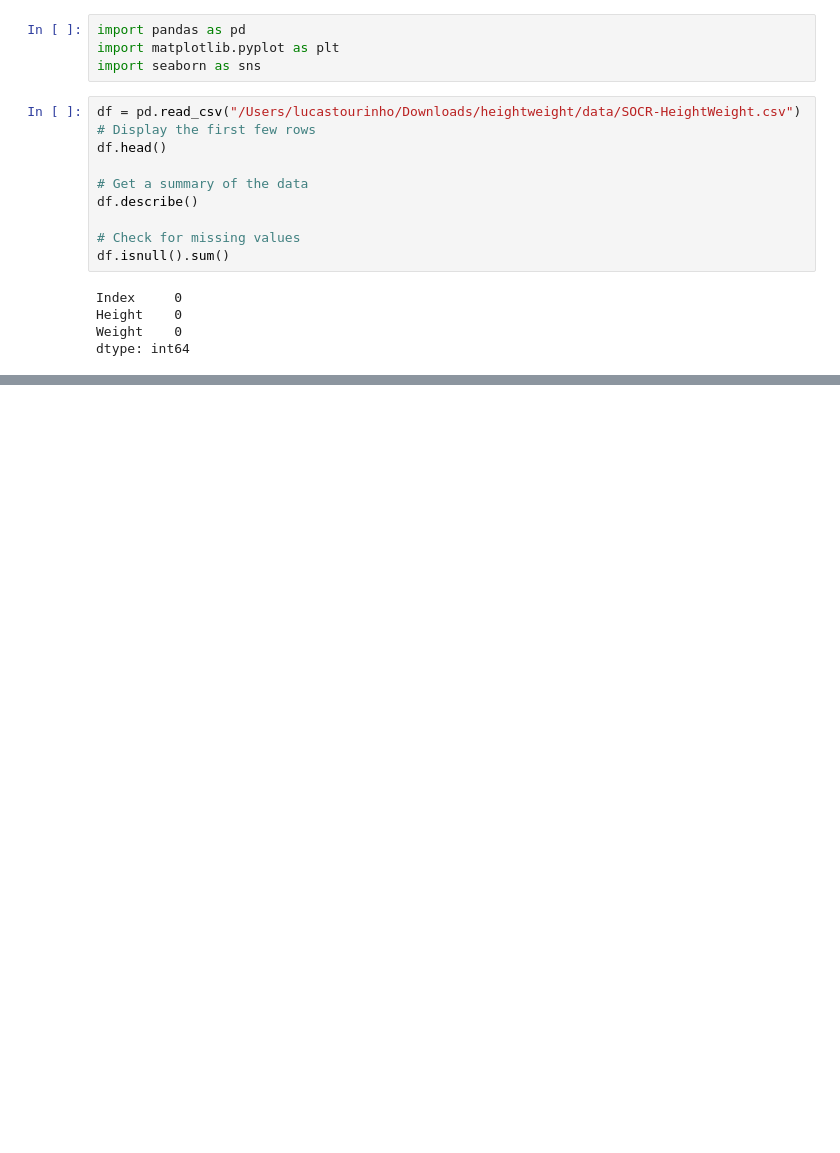
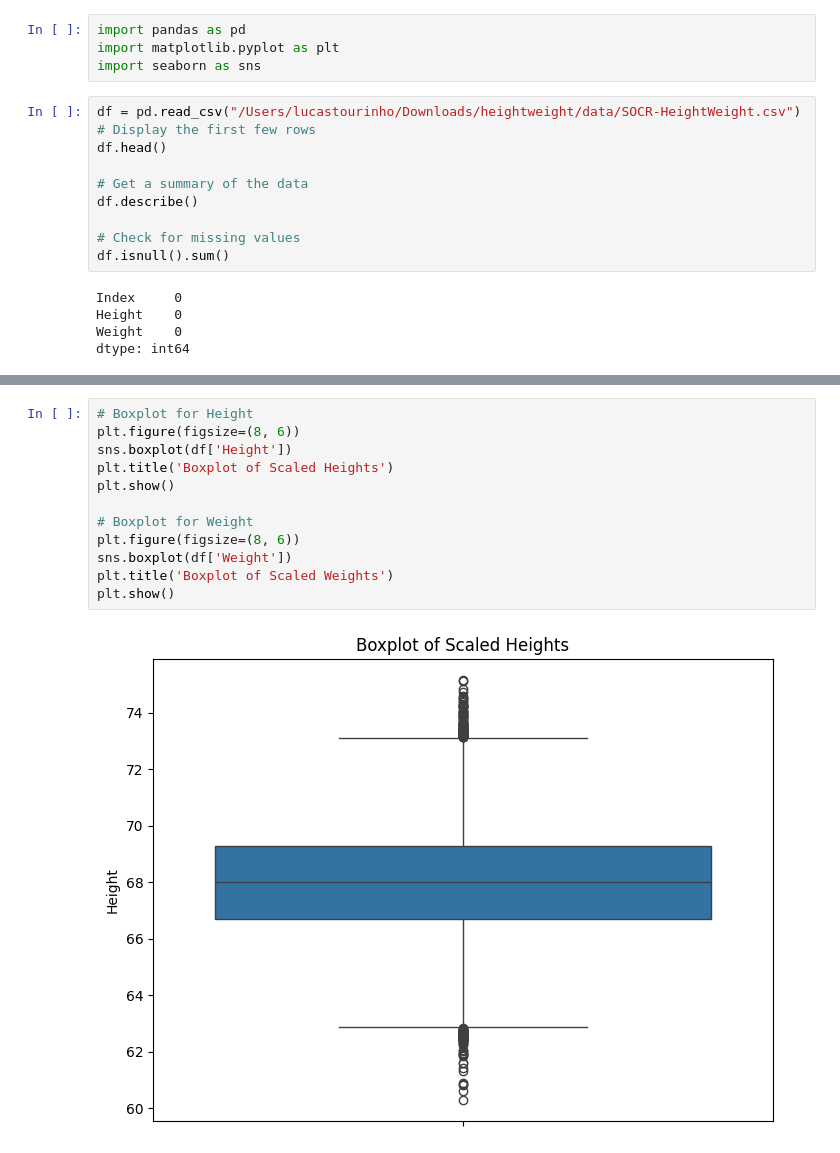
Before and after one commit to touro3/HeightWeightCorrelation, a Jupyter notebook: notebooks/01_exploratory_analysis.ipynb, the cells around one changed output, grey strips where cells are left out. Saved outputs shown, nothing was run; the diff lists cells and outputs as text; blank space fills up the shorter version.

```diff
--- a/notebooks/01_exploratory_analysis.ipynb
+++ b/notebooks/01_exploratory_analysis.ipynb
@@ -35,0 +55,14 @@ NameError: name 'plt' is not defined
+# %%
+# Boxplot for Height
+plt.figure(figsize=(8, 6))
+sns.boxplot(df['Height'])
+plt.title('Boxplot of Scaled Heights')
+plt.show()
+
+# Boxplot for Weight
+plt.figure(figsize=(8, 6))
+sns.boxplot(df['Weight'])
+plt.title('Boxplot of Scaled Weights')
+plt.show()
+# %% [output]
+[figure, added]
```
Also changed, not shown: parts of 4 cells of this notebook.
